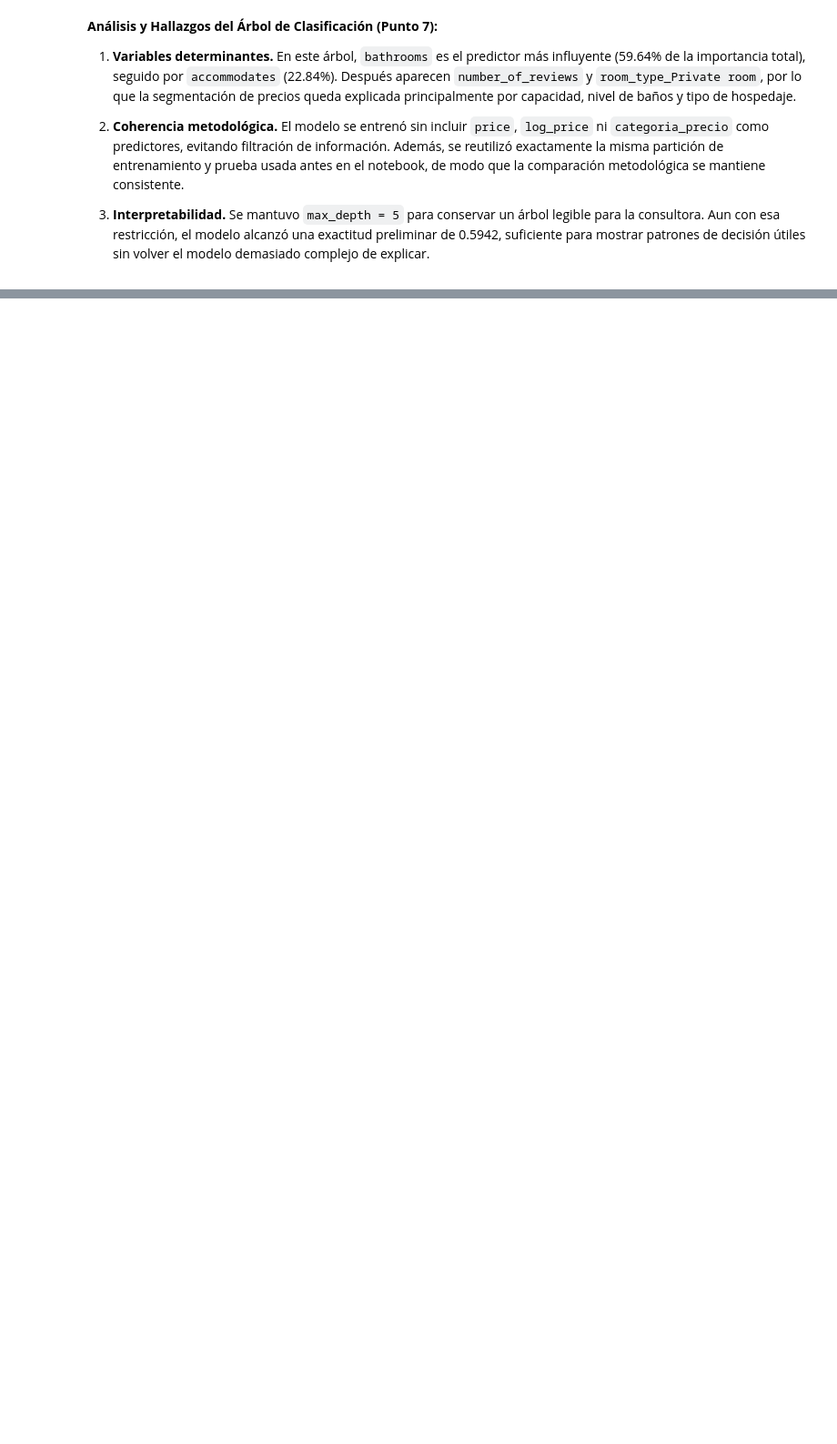
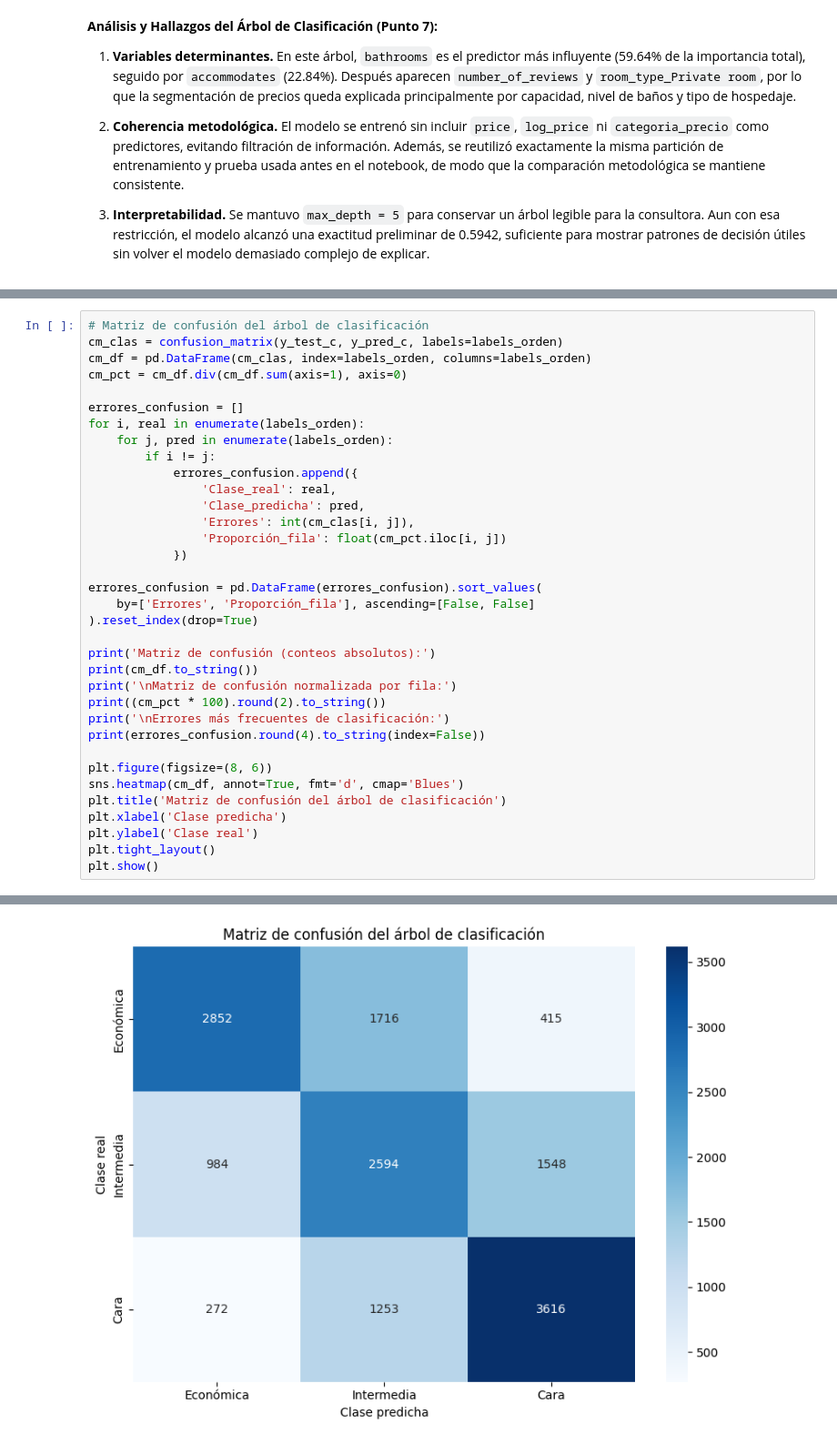
Before and after one commit to yosemm/Laboratorio4_MineriaDatos, a Jupyter notebook: Laboratorio.ipynb, the cells around one changed output, grey strips where cells are left out. Shown at 91% size. Drawn from its saved outputs; the diff is of its cells as text; blank space fills up the shorter version.

Commit message:
Agrega evaluacion y matriz de confusion

```diff
--- a/Laboratorio.ipynb
+++ b/Laboratorio.ipynb
@@ -414,0 +456,36 @@ room_type_Shared room     0.0010
+# %%
+# Matriz de confusión del árbol de clasificación
+cm_clas = confusion_matrix(y_test_c, y_pred_c, labels=labels_orden)
+cm_df = pd.DataFrame(cm_clas, index=labels_orden, columns=labels_orden)
+cm_pct = cm_df.div(cm_df.sum(axis=1), axis=0)
+
+errores_confusion = []
+for i, real in enumerate(labels_orden):
+    for j, pred in enumerate(labels_orden):
+        if i != j:
+            errores_confusion.append({
+                'Clase_real': real,
+                'Clase_predicha': pred,
+                'Errores': int(cm_clas[i, j]),
+                'Proporción_fila': float(cm_pct.iloc[i, j])
+            })
+
+errores_confusion = pd.DataFrame(errores_confusion).sort_values(
+    by=['Errores', 'Proporción_fila'], ascending=[False, False]
+).reset_index(drop=True)
+
+print('Matriz de confusión (conteos absolutos):')
+print(cm_df.to_string())
+print('\nMatriz de confusión normalizada por fila:')
+print((cm_pct * 100).round(2).to_string())
+print('\nErrores más frecuentes de clasificación:')
+print(errores_confusion.round(4).to_string(index=False))
+
+plt.figure(figsize=(8, 6))
+sns.heatmap(cm_df, annot=True, fmt='d', cmap='Blues')
+plt.title('Matriz de confusión del árbol de clasificación')
+plt.xlabel('Clase predicha')
+plt.ylabel('Clase real')
+plt.tight_layout()
+plt.show()
+# %% [output]
@@ -414,0 +512 @@ room_type_Shared room     0.0010
+[figure, added]
```
Also changed, not shown: parts of 6 cells of this notebook.
